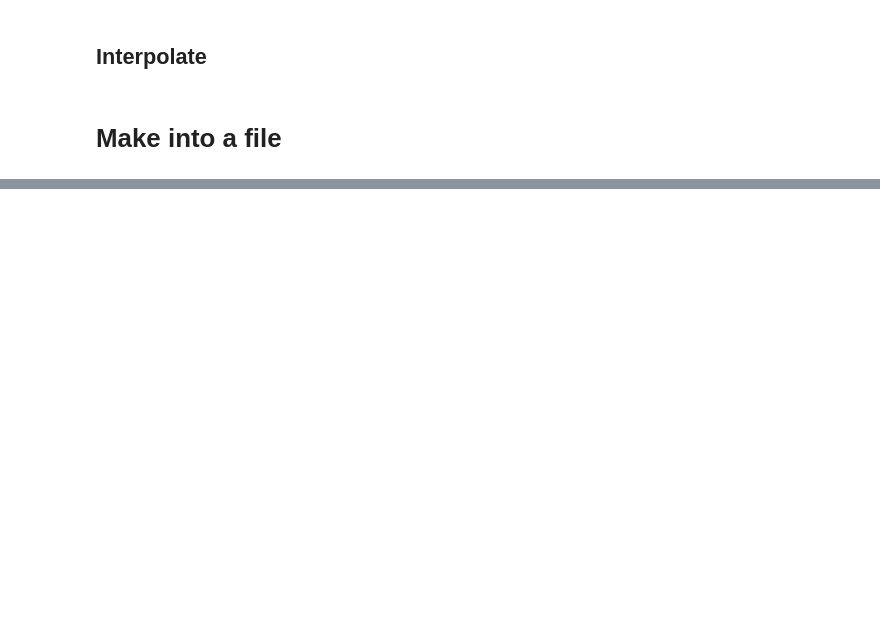
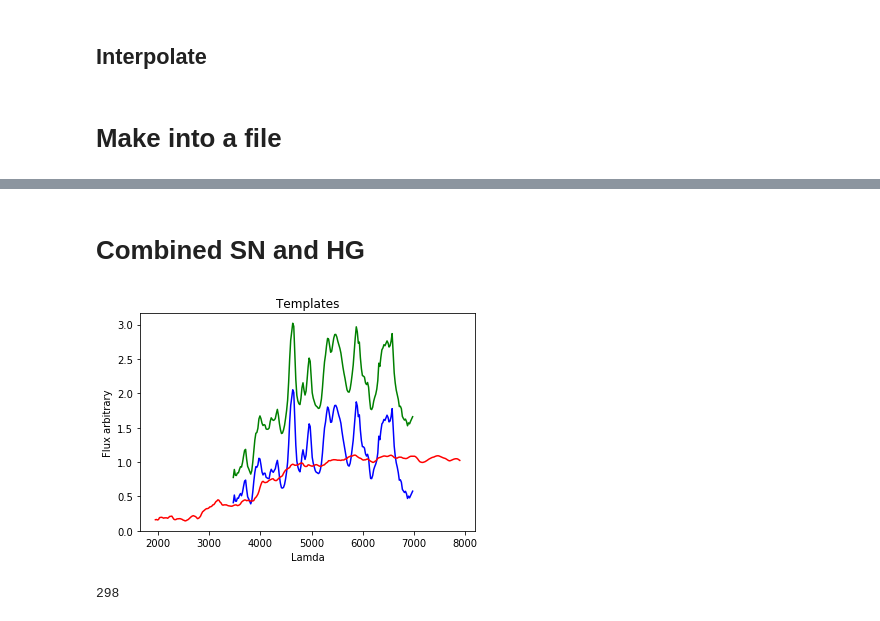
Before and after one commit to oyaron/NGSF, a Jupyter notebook: Bin_SN_HG.ipynb, the cells around one changed output, grey strips where cells are left out. Saved outputs shown, nothing was run; the diff lists cells and outputs as text; code cells hidden in the pictures; blank space fills up the shorter version.

```diff
--- a/Bin_SN_HG.ipynb
+++ b/Bin_SN_HG.ipynb
@@ -225,0 +280,25 @@ TypeError: 'Table' object is not callable
+# %% [markdown]
+# Combined SN and HG
+# %%
+
+sn = np.loadtxt("/Users/user/Desktop/ssf/superfit/rebinned/sne/Ia/sn1989b.p17.dat")
+hg = np.loadtxt("/Users/user/Desktop/ssf/superfit/rebinned/gal/Sb")
+
+sn_interp = interpolate.interp1d(sn[:,0],sn[:,1], bounds_error=False, fill_value=np.nan)
+hg_interp = interpolate.interp1d(hg[:,0],hg[:,1], bounds_error=False, fill_value=np.nan)
+
+combined_spectra = sn_interp(lam) + hg_interp(lam)
+
+plt.plot(lam, sn_interp(lam),'b')
+plt.plot(lam, hg_interp(lam),'r')
+plt.plot(lam, combined_spectra,'g')
+plt.ylabel('Flux arbitrary')
+plt.xlabel('Lamda')
+plt.title('Templates')
+plt.show()
+
+np.savetxt("/Users/user/Desktop/ssf/superfit/rebinned/combined/COMBINED.dat",[lam,combined_spectra])
+print(len(hg_interp(lam)))
+# %% [output]
+[figure, added]
+298
```
Also changed, not shown: parts of 7 cells of this notebook.
